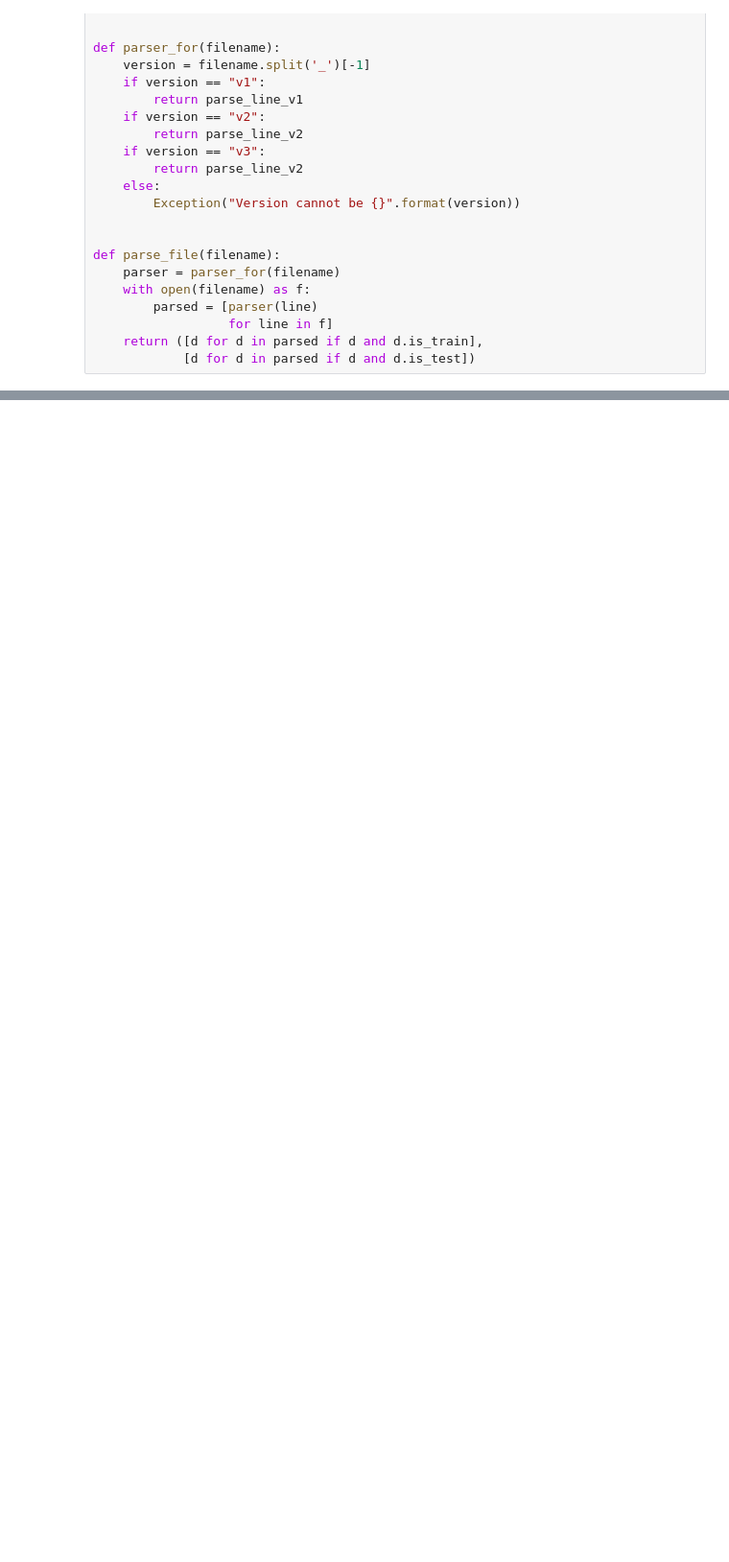
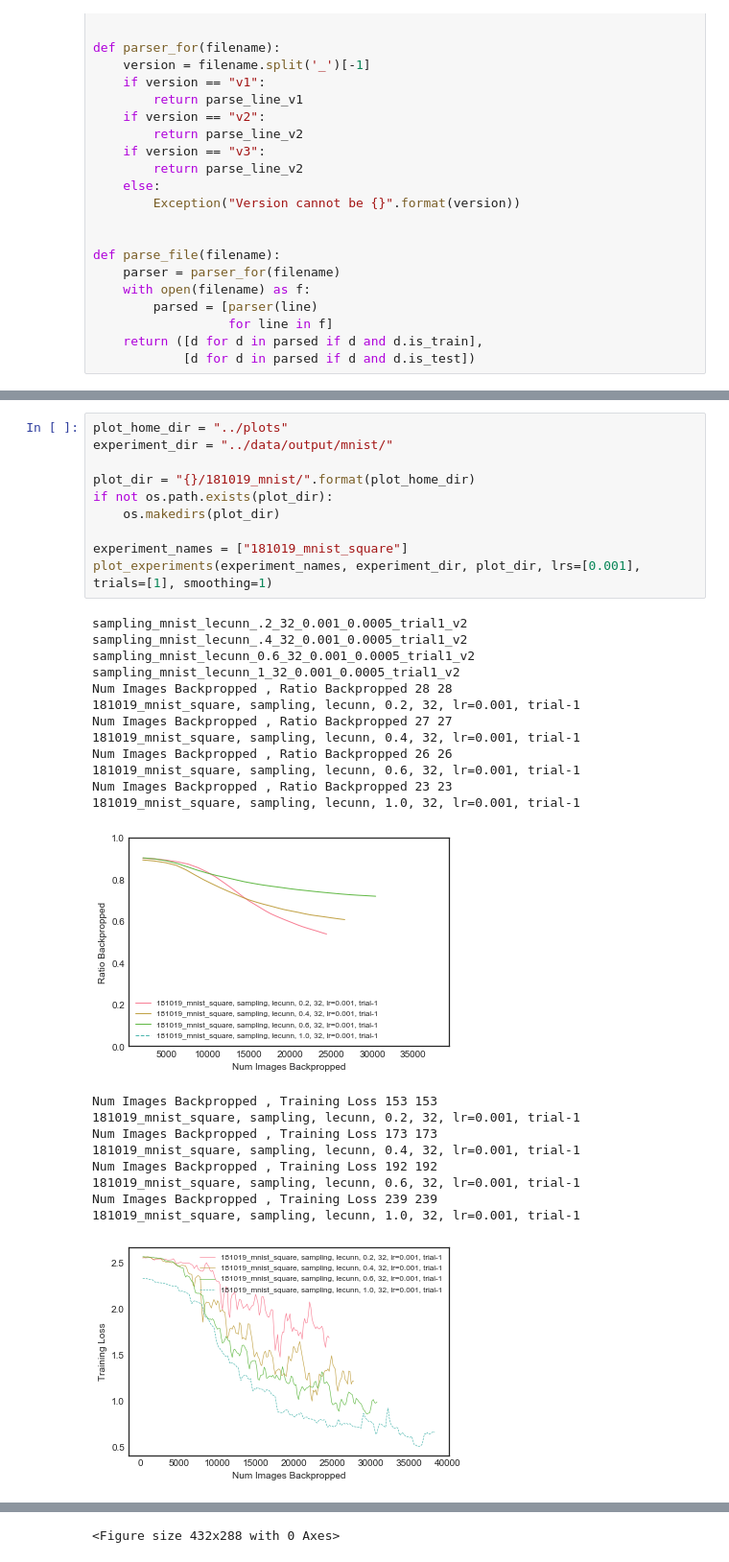
Before and after one commit to angelajiang/bias-in-datasets, a Jupyter notebook: active_learning/ipython/Attribution of Accuracy.ipynb, the cells around one changed output, grey strips where cells are left out. Shown: that part at 96% size. Cells and saved outputs as stored; diff of their text form; blank space fills up the shorter version.

```diff
--- a/active_learning/ipython/Attribution of Accuracy.ipynb
+++ b/active_learning/ipython/Attribution of Accuracy.ipynb
@@ -373,0 +367,33 @@ Num Images Trained , Training Loss 51192 51192
+# %%
+plot_home_dir = "../plots"
+experiment_dir = "../data/output/mnist/"
+
+plot_dir = "{}/181019_mnist/".format(plot_home_dir)
+if not os.path.exists(plot_dir):
+    os.makedirs(plot_dir)
+
+experiment_names = ["181019_mnist_square"]
+plot_experiments(experiment_names, experiment_dir, plot_dir, lrs=[0.001], trials=[1], smoothing=1)
+# %% [output]
+sampling_mnist_lecunn_.2_32_0.001_0.0005_trial1_v2
+sampling_mnist_lecunn_.4_32_0.001_0.0005_trial1_v2
+sampling_mnist_lecunn_0.6_32_0.001_0.0005_trial1_v2
+sampling_mnist_lecunn_1_32_0.001_0.0005_trial1_v2
+Num Images Backpropped , Ratio Backpropped 28 28
+181019_mnist_square, sampling, lecunn, 0.2, 32, lr=0.001, trial-1
+Num Images Backpropped , Ratio Backpropped 27 27
+181019_mnist_square, sampling, lecunn, 0.4, 32, lr=0.001, trial-1
+Num Images Backpropped , Ratio Backpropped 26 26
+181019_mnist_square, sampling, lecunn, 0.6, 32, lr=0.001, trial-1
+Num Images Backpropped , Ratio Backpropped 23 23
+181019_mnist_square, sampling, lecunn, 1.0, 32, lr=0.001, trial-1
+[figure, added]
+Num Images Backpropped , Training Loss 153 153
+181019_mnist_square, sampling, lecunn, 0.2, 32, lr=0.001, trial-1
+Num Images Backpropped , Training Loss 173 173
+181019_mnist_square, sampling, lecunn, 0.4, 32, lr=0.001, trial-1
+Num Images Backpropped , Training Loss 192 192
+181019_mnist_square, sampling, lecunn, 0.6, 32, lr=0.001, trial-1
+Num Images Backpropped , Training Loss 239 239
+181019_mnist_square, sampling, lecunn, 1.0, 32, lr=0.001, trial-1
+[figure, added]
@@ -373,0 +418 @@ Num Images Trained , Training Loss 51192 51192
+<Figure size 432x288 with 0 Axes>
```
Also changed, not shown: parts of 8 cells of this notebook, 4 other files.
